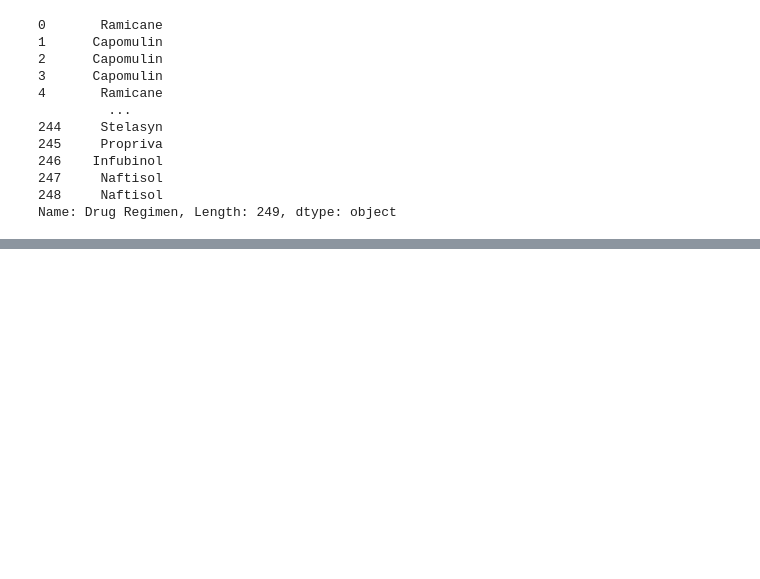
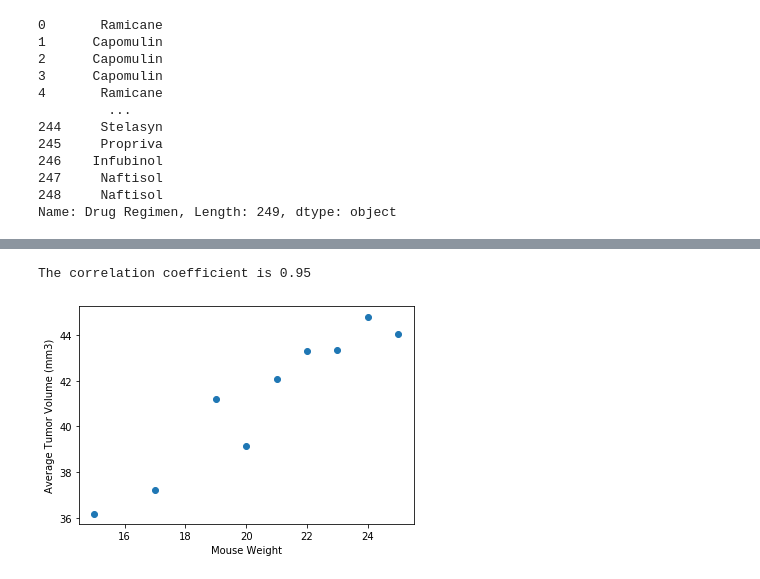
Before and after one commit to gotar1/Pymaceuticals, a Jupyter notebook: Pymaceuticals/pymaceuticals.ipynb, the cells around one changed output, grey strips where cells are left out. Cells and saved outputs as stored; diff of their text form; code cells hidden in the pictures; blank space fills up the shorter version.

```diff
--- a/Pymaceuticals/pymaceuticals.ipynb
+++ b/Pymaceuticals/pymaceuticals.ipynb
@@ -219,0 +243,4 @@ AttributeError: 'int' object has no attribute 'quantile'
+# %%
+linear_corr = line_plot_data.groupby('Weight (g)').mean()
+linear_corr = linear_corr.reset_index()
+linear_corr
@@ -219,0 +258,12 @@ AttributeError: 'int' object has no attribute 'quantile'
+# %%
+x_values = linear_corr['Weight (g)']
+y_values = linear_corr['Tumor Volume (mm3)']
+correlation = st.pearsonr(weight,volume)
+plt.scatter(x_values, y_values)
+plt.xlabel('Mouse Weight')
+plt.ylabel('Average Tumor Volume (mm3)')
+print(f"The correlation coefficient is {round(correlation[0],2)}")
+plt.show()
+# %% [output]
+The correlation coefficient is 0.95
+[figure, added]
```
Also changed, not shown: parts of 10 cells of this notebook.
